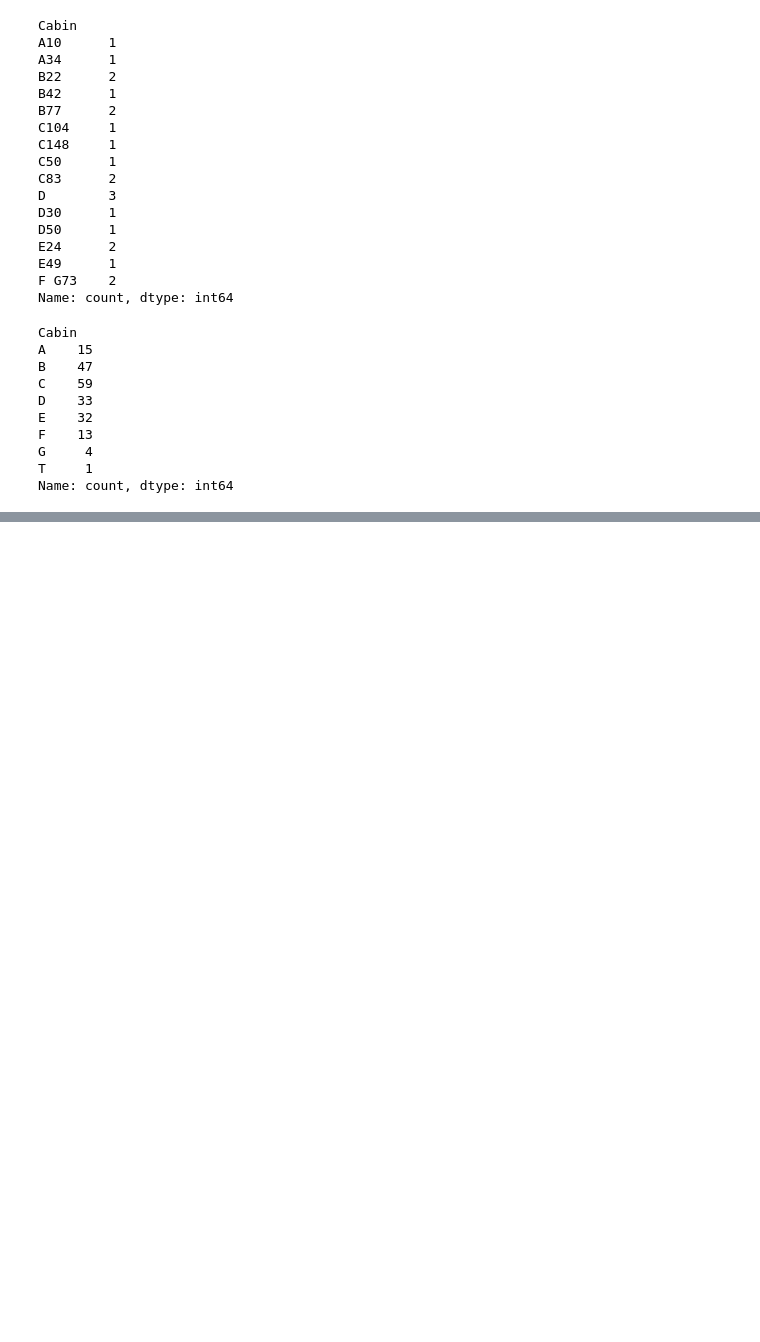
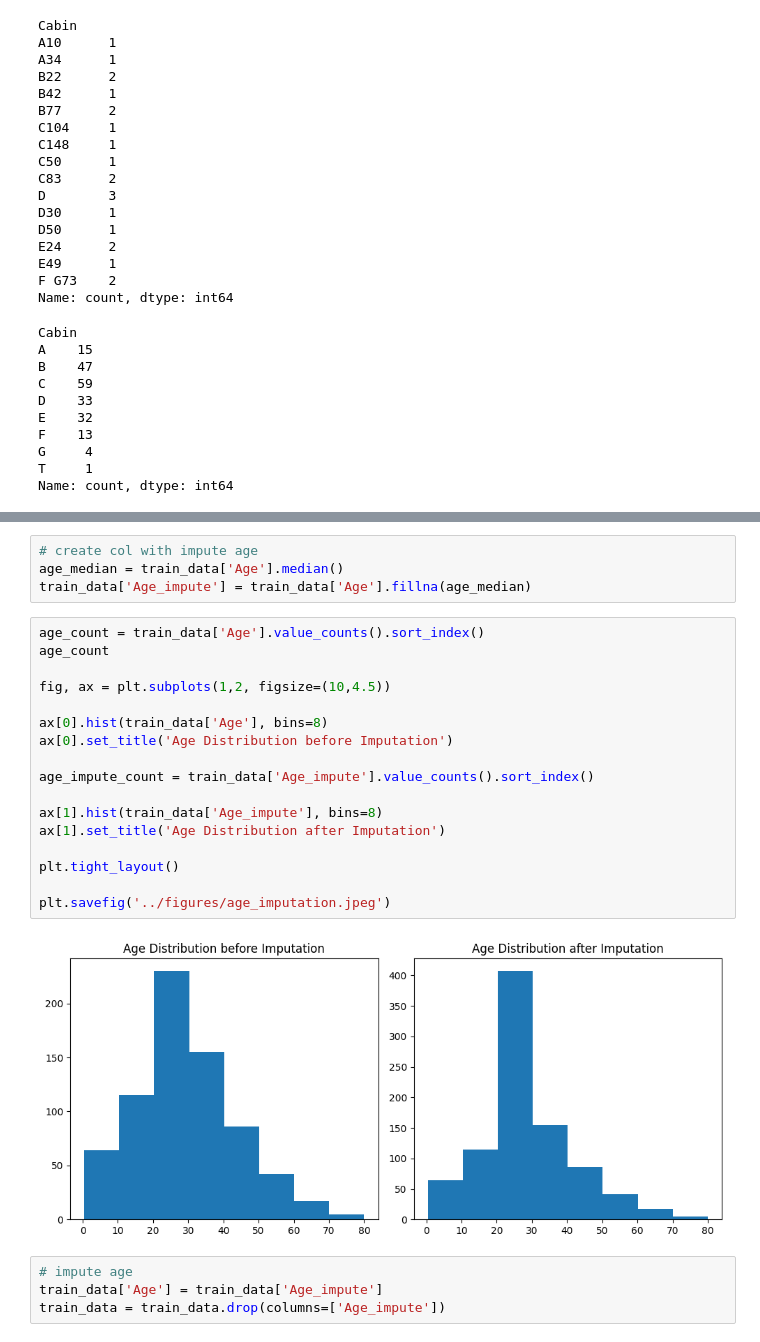
Before and after one commit to pkdc/titanic-survival-prediction, a Jupyter notebook: notebook/titanic.ipynb, the cells around one changed output, grey strips where cells are left out. Drawn from its saved outputs; the diff is of its cells as text; blank space fills up the shorter version.

```diff
--- a/notebook/titanic.ipynb
+++ b/notebook/titanic.ipynb
@@ -262,0 +290,27 @@ TypeError: 'Axes' object is not subscriptable
+# %%
+# create col with impute age
+age_median = train_data['Age'].median()
+train_data['Age_impute'] = train_data['Age'].fillna(age_median)
+# %%
+age_count = train_data['Age'].value_counts().sort_index()
+age_count
+
+fig, ax = plt.subplots(1,2, figsize=(10,4.5))
+
+ax[0].hist(train_data['Age'], bins=8)
+ax[0].set_title('Age Distribution before Imputation')
+
+age_impute_count = train_data['Age_impute'].value_counts().sort_index()
+
+ax[1].hist(train_data['Age_impute'], bins=8)
+ax[1].set_title('Age Distribution after Imputation')
+
+plt.tight_layout()
+
+plt.savefig('../figures/age_imputation.jpeg')
+# %% [output]
+[figure, added]
+# %%
+# impute age
+train_data['Age'] = train_data['Age_impute']
+train_data = train_data.drop(columns=['Age_impute'])
```
Also changed, not shown: parts of 11 cells of this notebook, 7 other files.
